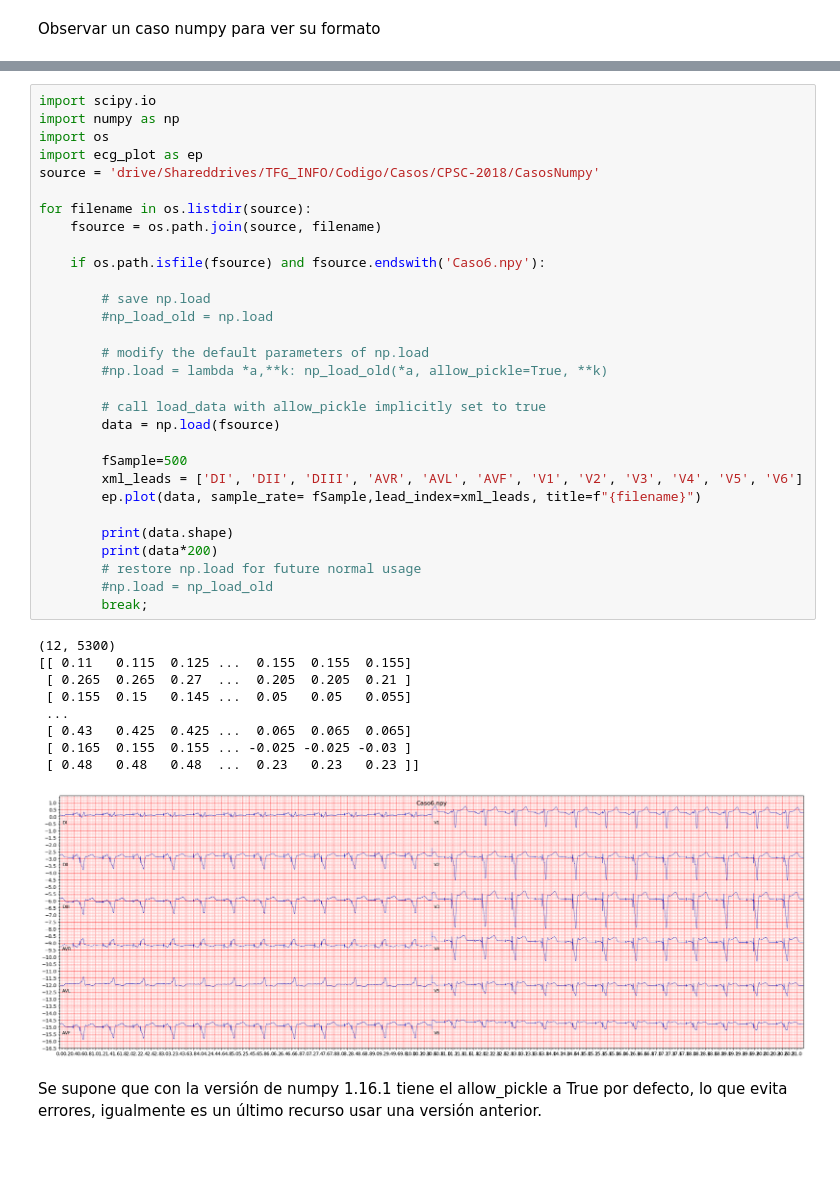
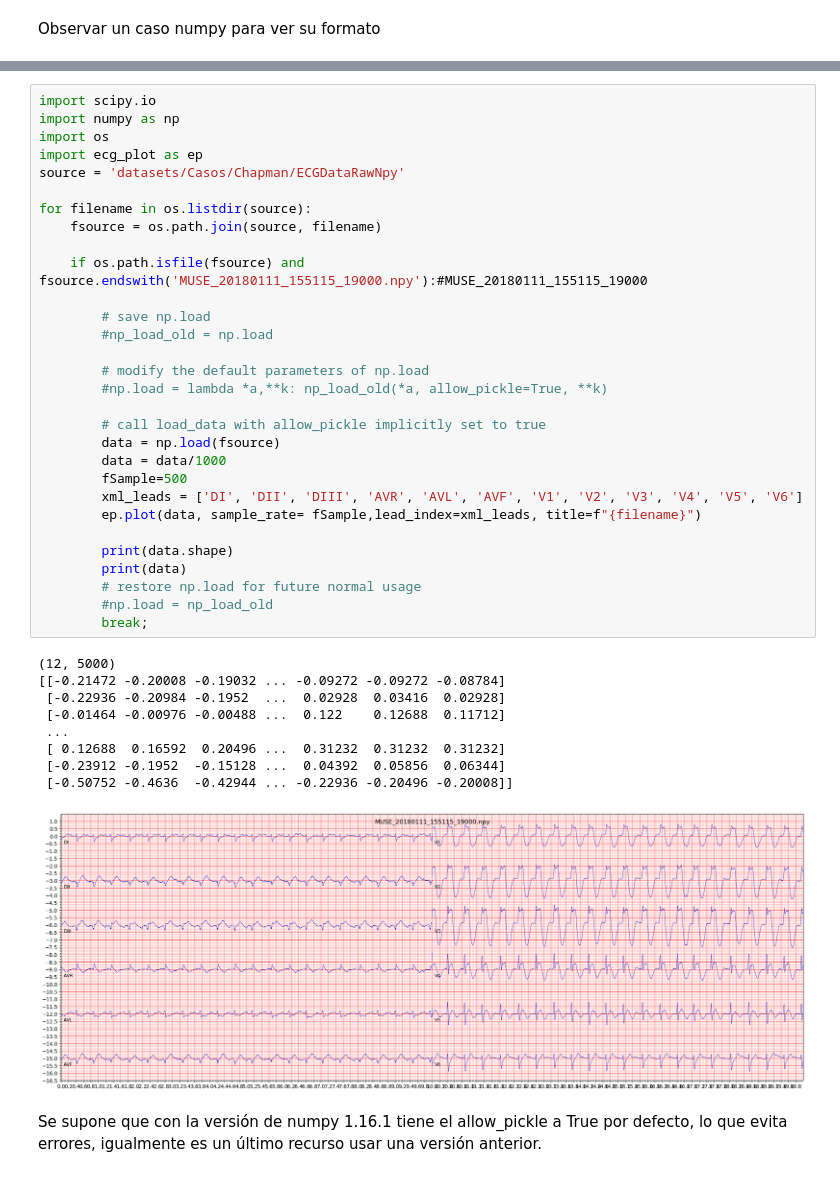
Before and after one commit to isma40000/LightX3ECGPrivate, a Jupyter notebook: PrediccionesLightX3ECG.ipynb, the cells around one changed output, grey strips where cells are left out. Saved outputs shown, nothing was run; the diff lists cells and outputs as text.

```diff
--- a/PrediccionesLightX3ECG.ipynb
+++ b/PrediccionesLightX3ECG.ipynb
@@ -450,43 +481,43 @@ drive  LightX3ECG  MostrarCasos.ipynb  PrediccionesLightX3ECG.ipynb
 # %%
 import scipy.io
 import numpy as np
 import os
 import ecg_plot as ep
-source = 'drive/Shareddrives/TFG_INFO/Codigo/Casos/CPSC-2018/CasosNumpy'
+source = 'datasets/Casos/Chapman/ECGDataRawNpy'
 
 for filename in os.listdir(source):
     fsource = os.path.join(source, filename)
 
-    if os.path.isfile(fsource) and fsource.endswith('Caso6.npy'):
+    if os.path.isfile(fsource) and fsource.endswith('MUSE_20180111_155115_19000.npy'):#MUSE_20180111_155115_19000
 
         # save np.load
         #np_load_old = np.load
 
         # modify the default parameters of np.load
         #np.load = lambda *a,**k: np_load_old(*a, allow_pickle=True, **k)
 
         # call load_data with allow_pickle implicitly set to true
         data = np.load(fsource)
-
+        data = data/1000
         fSample=500
         xml_leads = ['DI', 'DII', 'DIII', 'AVR', 'AVL', 'AVF', 'V1', 'V2', 'V3', 'V4', 'V5', 'V6']
         ep.plot(data, sample_rate= fSample,lead_index=xml_leads, title=f"{filename}")
 
         print(data.shape)
-        print(data*200)
+        print(data)
         # restore np.load for future normal usage
         #np.load = np_load_old
         break;
 # %% [output]
-(12, 5300)
-[[ 0.11   0.115  0.125 ...  0.155  0.155  0.155]
- [ 0.265  0.265  0.27  ...  0.205  0.205  0.21 ]
- [ 0.155  0.15   0.145 ...  0.05   0.05   0.055]
+(12, 5000)
+[[-0.21472 -0.20008 -0.19032 ... -0.09272 -0.09272 -0.08784]
+ [-0.22936 -0.20984 -0.1952  ...  0.02928  0.03416  0.02928]
+ [-0.01464 -0.00976 -0.00488 ...  0.122    0.12688  0.11712]
  ...
- [ 0.43   0.425  0.425 ...  0.065  0.065  0.065]
- [ 0.165  0.155  0.155 ... -0.025 -0.025 -0.03 ]
- [ 0.48   0.48   0.48  ...  0.23   0.23   0.23 ]]
+ [ 0.12688  0.16592  0.20496 ...  0.31232  0.31232  0.31232]
+ [-0.23912 -0.1952  -0.15128 ...  0.04392  0.05856  0.06344]
+ [-0.50752 -0.4636  -0.42944 ... -0.22936 -0.20496 -0.20008]]
-[figure, old version]
+[figure, new version]
 # %% [markdown]
 Se supone que con la versión de numpy 1.16.1 tiene el allow_pickle a True por defecto, lo que evita errores, igualmente es un último recurso usar una versión anterior.
 # %%
```
Also changed, not shown: parts of 16 cells of this notebook, 4 other files.
